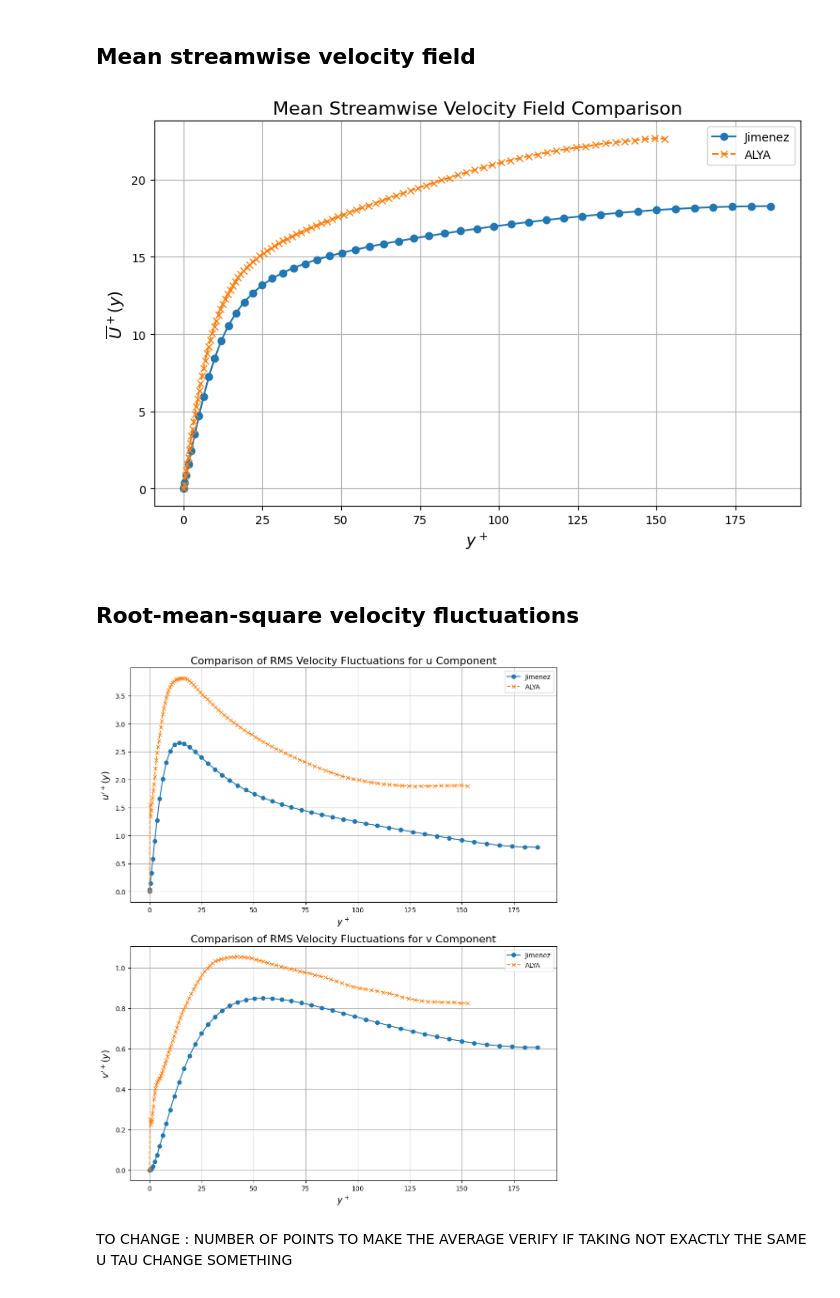
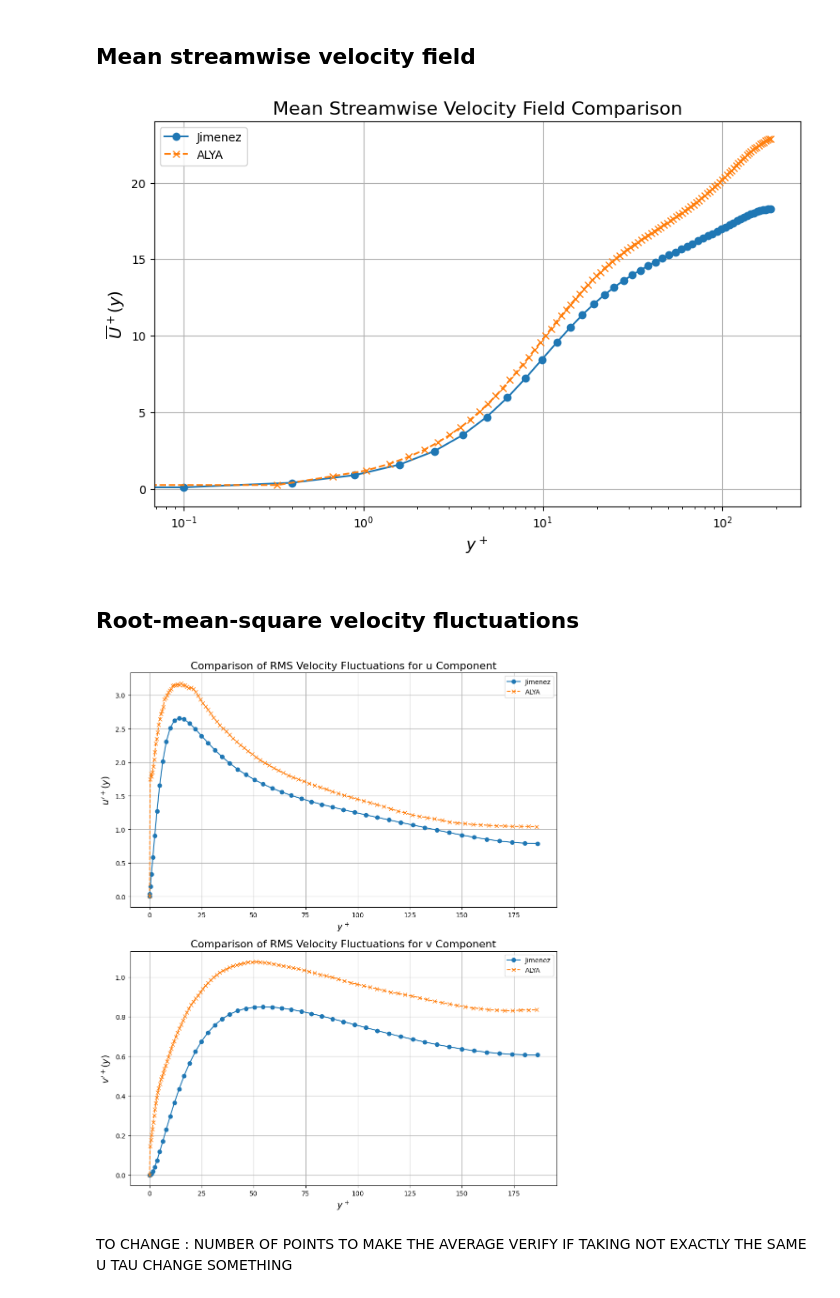
Before and after one commit to corentinprados/Q_event_DRL_control, a Jupyter notebook: ALYA/ALYA_small_load_post_processing.ipynb, the cells around one changed output. Cells and saved outputs as stored; diff of their text form; code cells hidden in the pictures.

Commit message:
ALYA post process improvments

```diff
--- a/ALYA/ALYA_small_load_post_processing.ipynb
+++ b/ALYA/ALYA_small_load_post_processing.ipynb
@@ -40,7 +40,7 @@ Libraries imported successfully.
 def load_data_and_give_average_velocity(directory):
 
     # Parse the PVD file to extract mappings of timesteps to their corresponding PVTU files
-    pvd_path = os.path.join(directory, 'channel.pvd')
+    pvd_path = os.path.join(directory, 'channel_after_transient.pvd') # Not the full simulation, only the points after the transition state
     tree = ET.parse(pvd_path)
     root = tree.getroot()
     file_list = [
@@ -94,7 +94,12 @@ def load_data_and_give_average_velocity(directory):
 
     return data_avg
 # %%
-directory_path = Path('/Users/corentinprados/Documents/Stage_M2/testALYA.nosync/Ancien/long_run/vtk')
+# Old directory
+# directory_path = Path('/Users/corentinprados/Documents/Stage_M2/testALYA.nosync/Ancien/long_run/vtk')
+
+# New directory
+directory_path = Path('/Users/corentinprados/Documents/Stage_M2/testALYA.nosync/Last_long_run_22_06/vtk')
+
 
 mean_velocities = load_data_and_give_average_velocity(directory_path)
 # %% [output]
@@ -117,7 +122,7 @@ def load_data_and_give_RMS_velocity(directory, mean_velocities):
     """
 
     # Parse the PVD file to extract mappings of timesteps to their corresponding PVTU files
-    pvd_path = os.path.join(directory, 'channel.pvd')
+    pvd_path = os.path.join(directory, 'channel_after_transient.pvd') # Not the full simulation, only the points after the transition state
     tree = ET.parse(pvd_path)
     root = tree.getroot()
 
@@ -275,7 +280,9 @@ def normalize_data(mean_velocities, rms_velocities, nu):
     u_tau_min = (Omega_bar_min * nu) ** 0.5
     u_tau_max = (Omega_bar_max * nu) ** 0.5
     u_tau = (u_tau_min + u_tau_max) / 2
+    u_tau = 0.57231059E-01 # Test
     print(f"Calculated u_tau: {u_tau}")
+
 
     # Normalize the mean velocity components
     mean_velocities_normalized = mean_velocities.copy()
@@ -291,6 +298,7 @@ def normalize_data(mean_velocities, rms_velocities, nu):
 
     # Normalize the y-coordinate in both DataFrames
     delta_tau = nu / u_tau
+    delta_tau = 0.005376316864804261# Test
     print(f"Calculated delta_tau: {delta_tau}")
     mean_velocities_normalized['y'] = mean_velocities_normalized.index / delta_tau
     rms_velocities_normalized['y'] = rms_velocities_normalized.index / delta_tau
@@ -409,35 +427,35 @@ def plot_mean_streamwise_velocity(dataframe_jimenez, filtered_mean_velocities_no
     Both dataframes are expected to have appropriate columns for plotting the mean streamwise velocity against y-coordinate.
     """
     # Create a plot
     plt.figure(figsize=(10, 6))
 
     # Plotting Jimenez data
     plt.plot(dataframe_jimenez['y+'], dataframe_jimenez['U+'], label='Jimenez', marker='o', linestyle='-')
 
     # Plotting ALYA filtered data
     # Note: Converting 'y' to 'y+' for comparison purposes. Adjust this conversion as per actual data context.
     plt.plot(filtered_mean_velocities_normalized.index, filtered_mean_velocities_normalized['U_bar'], label='ALYA', marker='x', linestyle='--')
 
     # Setting the x-axis to logarithmic scale
-    #plt.xscale('log')
+    plt.xscale('log')
     #plt.yscale('log')
 
     # Adding labels and title
     plt.xlabel('$y^+$', fontsize=14)
     plt.ylabel('$\overline{U}^+(y)$', fontsize=14)
     plt.title('Mean Streamwise Velocity Field Comparison', fontsize=16)
 
     # Adding a legend
     plt.legend()
 
     # Showing the plot
     plt.grid(True)
     plt.show()
 
 # Example usage:
 plot_mean_streamwise_velocity(dataframe_jimenez, filtered_mean_velocities_normalized)
 # %% [output]
-[figure, old version]
+[figure, new version]
 # %% [markdown]
 ## Root-mean-square velocity fluctuations
 # %%
@@ -484,7 +502,7 @@ def plot_rms_velocity_fluctuations_uv(dataframe_jimenez, filtered_rms_velocities
 # Example usage:
 plot_rms_velocity_fluctuations_uv(dataframe_jimenez, filtered_rms_velocities_normalized)
 # %% [output]
-[figure, old version]
+[figure, new version]
 # %% [markdown]
 TO CHANGE : NUMBER OF POINTS TO MAKE THE AVERAGE
 VERIFY IF TAKING NOT EXACTLY THE SAME U TAU CHANGE SOMETHING
```
Also changed, not shown: parts of 13 cells of this notebook, 2 other files.
